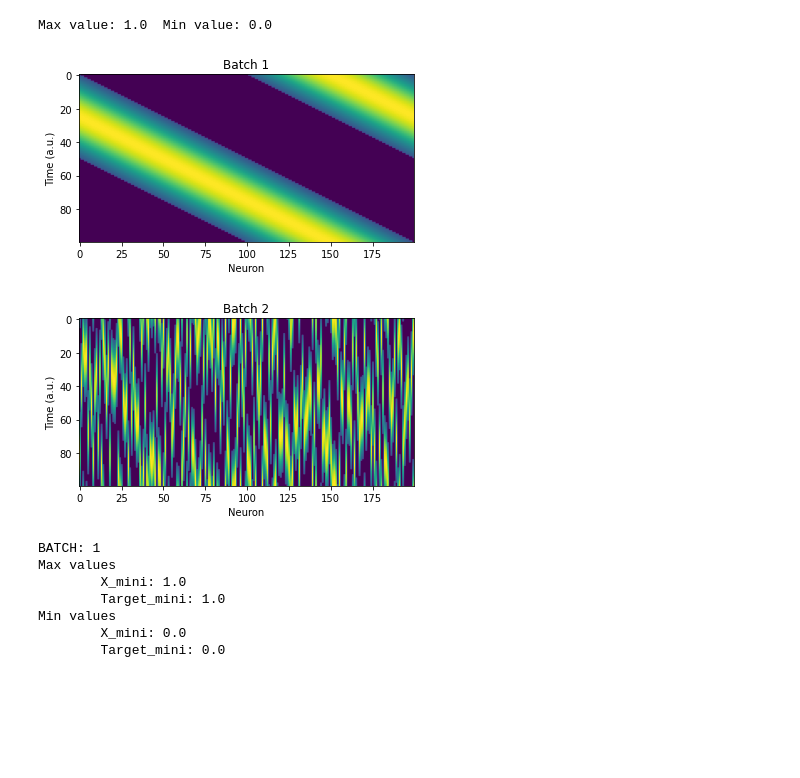
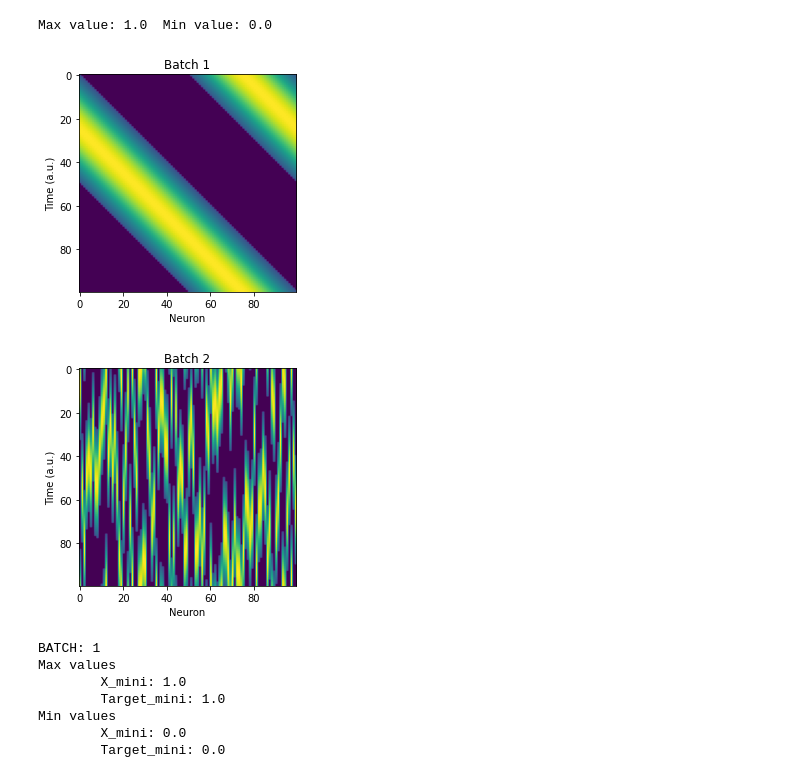
Before and after one commit to margotwagner/HCPrediction, a Jupyter notebook: notebooks/input-explorer.ipynb, the cells around one changed output. Saved outputs shown, nothing was run; the diff lists cells and outputs as text; code cells hidden in the pictures; blank space fills up the shorter version.

```diff
--- a/notebooks/input-explorer.ipynb
+++ b/notebooks/input-explorer.ipynb
@@ -58,5 +64,5 @@ Max value: 1.0  Min value: 0.0
 # %%
-loaded = torch.load("../data/Ns200_SeqN100_2Batch.pth.tar")
+loaded = torch.load("../data/Ns100_SeqN100_2Batch.pth.tar")
 # keys: X_mini, Target_mini
 X_mini = loaded["X_mini"]  # input
 Target_mini = loaded["Target_mini"]  # output
@@ -70,21 +76,21 @@ print(
 # %% [output]
 Max value: 1.0  Min value: 0.0
 # %%
-plt.imshow(X_mini[0, :, :].reshape((100, 200)))
+plt.imshow(X_mini[0, :, :].reshape((100, 100)))
 plt.xlabel("Neuron")
 plt.ylabel("Time (a.u.)")
 plt.title("Batch 1")
 plt.show()
 # %% [output]
-[figure, old version]
+[figure, new version]
 # %%
-plt.imshow(X_mini[1, :, :].reshape((100, 200)))
+plt.imshow(X_mini[1, :, :].reshape((100, 100)))
 plt.xlabel("Neuron")
 plt.ylabel("Time (a.u.)")
 plt.title("Batch 2")
 plt.show()
 # %% [output]
-[figure, old version]
+[figure, new version]
 # %%
 # Sombrero input
 sombrero = torch.load(
```
Also changed, not shown: parts of 6 cells of this notebook, 3 other files.
